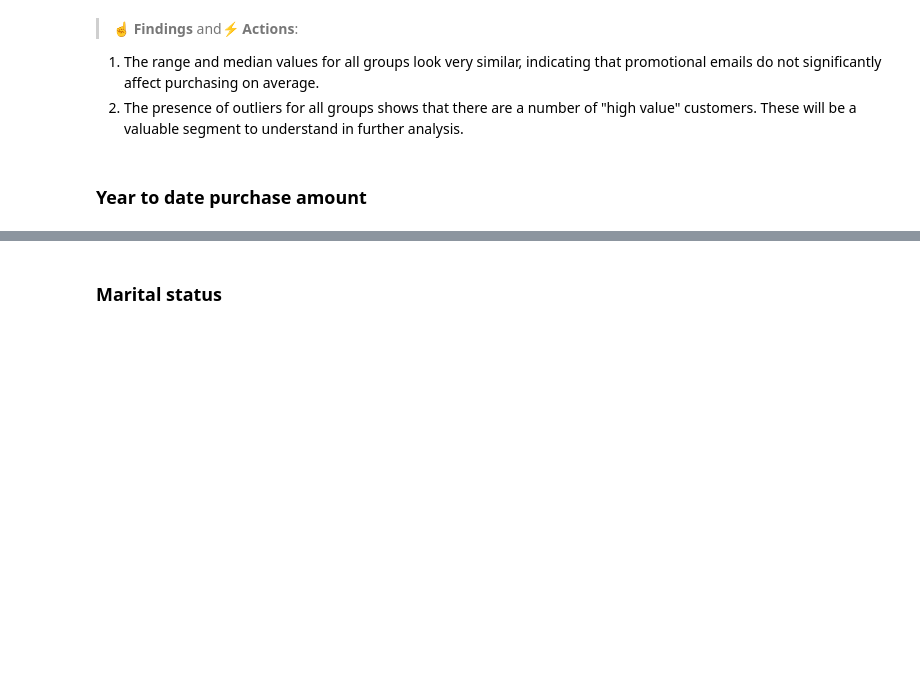
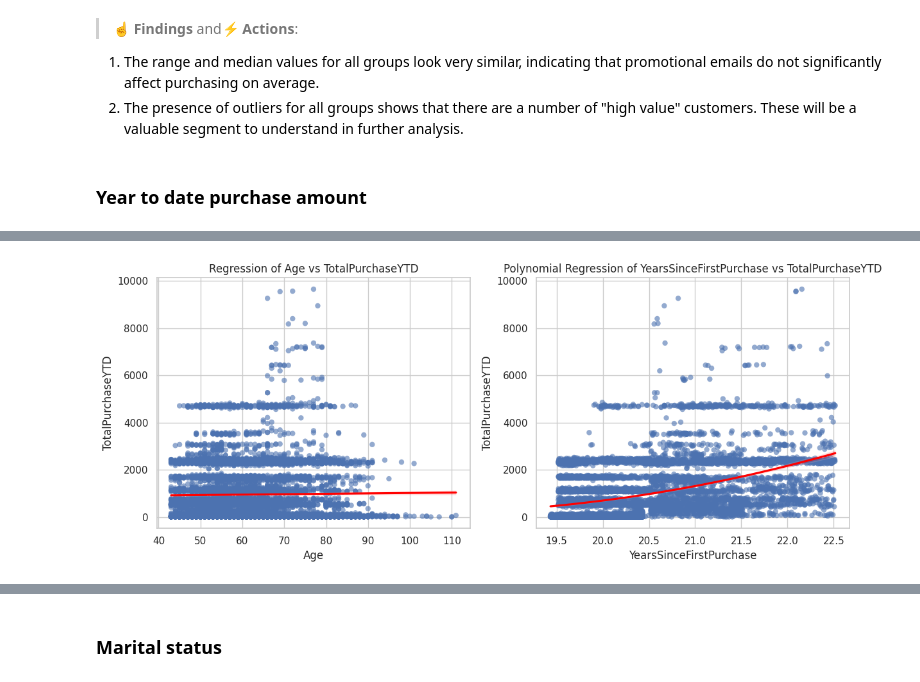
Before and after one commit to jamesrichardbunting/customer_segmentation, a Jupyter notebook: customer_segmentation.ipynb, the cells around one changed output, grey strips where cells are left out. Drawn from its saved outputs; the diff is of its cells as text; code cells hidden in the pictures; blank space fills up the shorter version.

```diff
--- a/customer_segmentation.ipynb
+++ b/customer_segmentation.ipynb
@@ -476,0 +462,21 @@ person_in.head()
+# %%
+# Create a figure to hold the subplots
+fig, axes = plt.subplots(1, 2, figsize=(12, 5))  # Adjust the figure size as needed
+
+# Regplot for Age vs. TotalPurchaseYTD
+sns.regplot(x='Age', y='TotalPurchaseYTD', data=person_in_filtered, ax=axes[0], scatter_kws={'alpha': 0.6, 'edgecolor': 'none'}, line_kws={'color': 'red'}, order=1)
+axes[0].set_title('Regression of Age vs TotalPurchaseYTD')
+axes[0].set_xlabel('Age')
+axes[0].set_ylabel('TotalPurchaseYTD')
+
+# Polynomial Regplot for YearsSinceFirstPurchase vs. TotalPurchaseYTD
+sns.regplot(x='YearsSinceFirstPurchase', y='TotalPurchaseYTD', data=person_in_filtered, ax=axes[1], scatter_kws={'alpha': 0.6, 'edgecolor': 'none'}, line_kws={'color': 'red'}, order=2)
+axes[1].set_title('Polynomial Regression of YearsSinceFirstPurchase vs TotalPurchaseYTD')
+axes[1].set_xlabel('YearsSinceFirstPurchase')
+axes[1].set_ylabel('TotalPurchaseYTD')
+
+# Automatically adjust subplot parameters to give specified padding
+plt.tight_layout()
+plt.show()
+# %% [output]
+[figure, added]
```
Also changed, not shown: parts of 14 cells of this notebook.
